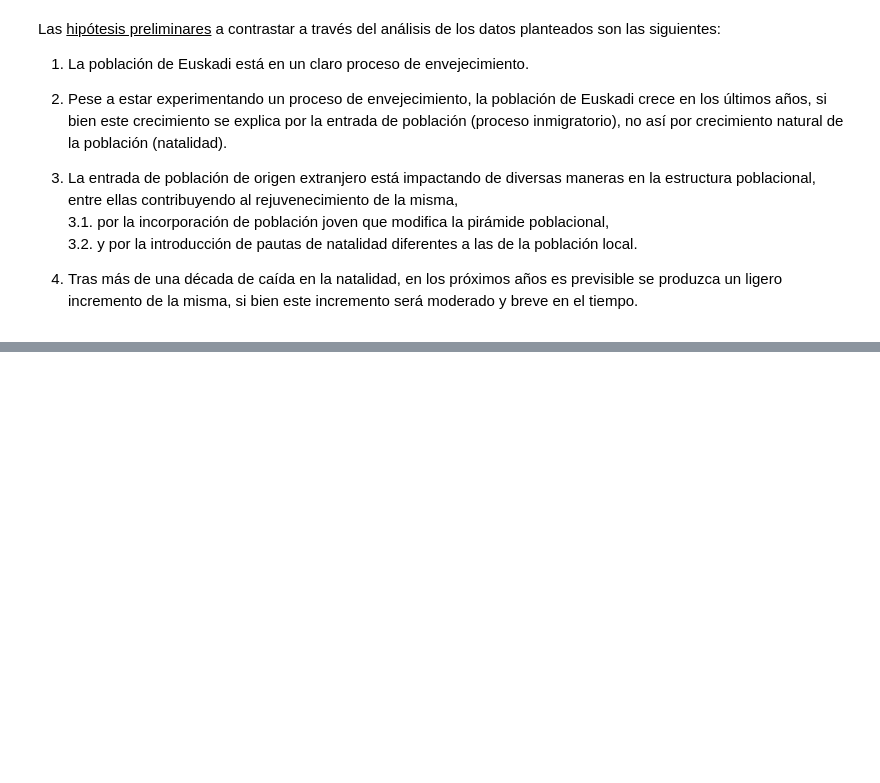
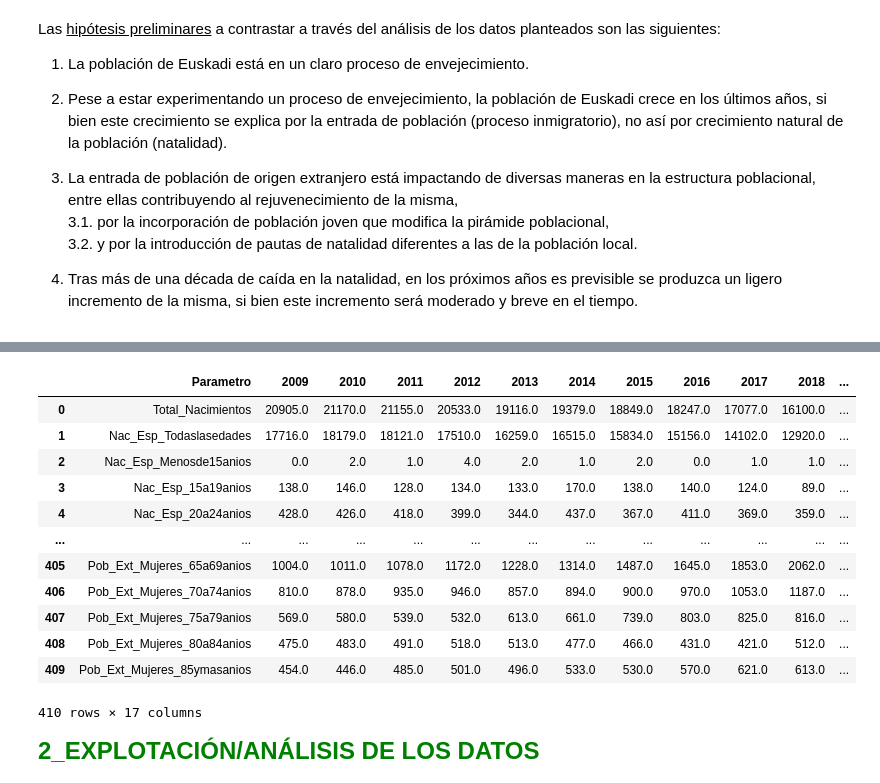
Before and after one commit to Leire2026/EDA, a Jupyter notebook: Presentacion.ipynb, the cells around one changed output, grey strips where cells are left out. Drawn from its saved outputs; the diff is of its cells as text; code cells hidden in the pictures; blank space fills up the shorter version.

```diff
--- a/Presentacion.ipynb
+++ b/Presentacion.ipynb
@@ -186,0 +252,20 @@ ine_comp.describe()
+# %%
+ine_dep.fillna(0, inplace=True)
+# %% [output]
+|  | Parametro | 2009 | 2010 | 2011 | 2012 | 2013 | 2014 | 2015 | 2016 | 2017 | 2018 | ... |
+| 0 | Total_Nacimientos | 20905.0 | 21170.0 | 21155.0 | 20533.0 | 19116.0 | 19379.0 | 18849.0 | 18247.0 | 17077.0 | 16100.0 | ... |
+| 1 | Nac_Esp_Todaslasedades | 17716.0 | 18179.0 | 18121.0 | 17510.0 | 16259.0 | 16515.0 | 15834.0 | 15156.0 | 14102.0 | 12920.0 | ... |
+| 2 | Nac_Esp_Menosde15anios | 0.0 | 2.0 | 1.0 | 4.0 | 2.0 | 1.0 | 2.0 | 0.0 | 1.0 | 1.0 | ... |
+| 3 | Nac_Esp_15a19anios | 138.0 | 146.0 | 128.0 | 134.0 | 133.0 | 170.0 | 138.0 | 140.0 | 124.0 | 89.0 | ... |
+| 4 | Nac_Esp_20a24anios | 428.0 | 426.0 | 418.0 | 399.0 | 344.0 | 437.0 | 367.0 | 411.0 | 369.0 | 359.0 | ... |
+| ... | ... | ... | ... | ... | ... | ... | ... | ... | ... | ... | ... | ... |
+| 405 | Pob_Ext_Mujeres_65a69anios | 1004.0 | 1011.0 | 1078.0 | 1172.0 | 1228.0 | 1314.0 | 1487.0 | 1645.0 | 1853.0 | 2062.0 | ... |
+| 406 | Pob_Ext_Mujeres_70a74anios | 810.0 | 878.0 | 935.0 | 946.0 | 857.0 | 894.0 | 900.0 | 970.0 | 1053.0 | 1187.0 | ... |
+| 407 | Pob_Ext_Mujeres_75a79anios | 569.0 | 580.0 | 539.0 | 532.0 | 613.0 | 661.0 | 739.0 | 803.0 | 825.0 | 816.0 | ... |
+| 408 | Pob_Ext_Mujeres_80a84anios | 475.0 | 483.0 | 491.0 | 518.0 | 513.0 | 477.0 | 466.0 | 431.0 | 421.0 | 512.0 | ... |
+| 409 | Pob_Ext_Mujeres_85ymasanios | 454.0 | 446.0 | 485.0 | 501.0 | 496.0 | 533.0 | 530.0 | 570.0 | 621.0 | 613.0 | ... |
+410 rows × 17 columns
+# %% [markdown]
+<span style="color:green; font-size:24px; font-weight:bold;">
+2_EXPLOTACIÓN/ANÁLISIS DE LOS DATOS
+</span>
```
Also changed, not shown: parts of 22 cells of this notebook, 2 other files.
